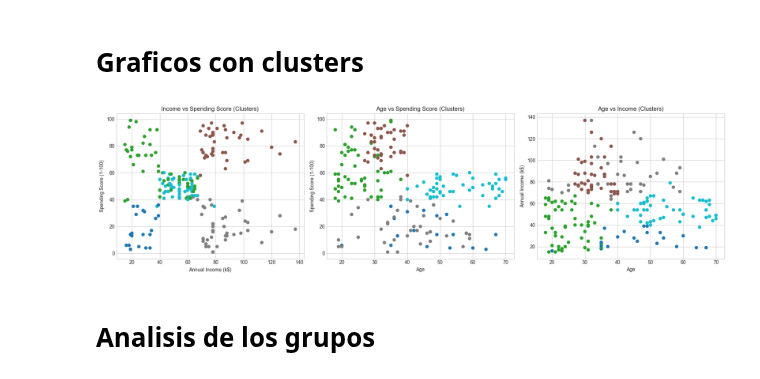
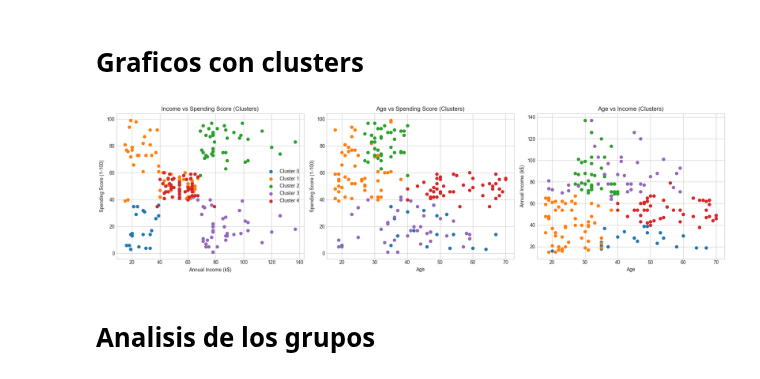
Before and after one commit to AnaMenoni/Practico-2-Analisis-de-Datos, a Jupyter notebook: practico 5/parte 2/shopping.ipynb, the cells around one changed output. Drawn from its saved outputs; the diff is of its cells as text; code cells hidden in the pictures.

Commit message:
arreglo parte de colores

```diff
--- a/practico 5/parte 2/shopping.ipynb
+++ b/practico 5/parte 2/shopping.ipynb
@@ -116,26 +117,33 @@ df['Cluster'] = kmeans.fit_predict(X_scaled)
 # %%
 fig, axes = plt.subplots(1, 3, figsize=(18,5))
 colors = ['#1f77b4', '#ff7f0e', '#2ca02c', '#9467bd', '#d62728']
 
-axes[0].scatter(df['Annual Income (k$)'], df['Spending Score (1-100)'], c=df['Cluster'], cmap='tab10')
+for i in range(df['Cluster'].nunique()):
+    cluster_data = df[df['Cluster'] == i]
+    axes[0].scatter(cluster_data['Annual Income (k$)'], cluster_data['Spending Score (1-100)'],
+                    color=colors[i], label=f'Cluster {i}')
+    axes[1].scatter(cluster_data['Age'], cluster_data['Spending Score (1-100)'],
+                    color=colors[i])
+    axes[2].scatter(cluster_data['Age'], cluster_data['Annual Income (k$)'],
+                    color=colors[i])
+
 axes[0].set_title('Income vs Spending Score (Clusters)')
 axes[0].set_xlabel('Annual Income (k$)')
 axes[0].set_ylabel('Spending Score (1-100)')
+axes[0].legend()
 
-axes[1].scatter(df['Age'], df['Spending Score (1-100)'], c=df['Cluster'], cmap='tab10')
 axes[1].set_title('Age vs Spending Score (Clusters)')
 axes[1].set_xlabel('Age')
 axes[1].set_ylabel('Spending Score (1-100)')
 
-axes[2].scatter(df['Age'], df['Annual Income (k$)'], c=df['Cluster'], cmap='tab10')
 axes[2].set_title('Age vs Income (Clusters)')
 axes[2].set_xlabel('Age')
 axes[2].set_ylabel('Annual Income (k$)')
 
 plt.tight_layout()
 plt.show()
 # %% [output]
-[figure, old version]
+[figure, new version]
 # %% [markdown]
 # Analisis de los grupos
 # %%
```
Also changed, not shown: parts of 2 cells of this notebook.
